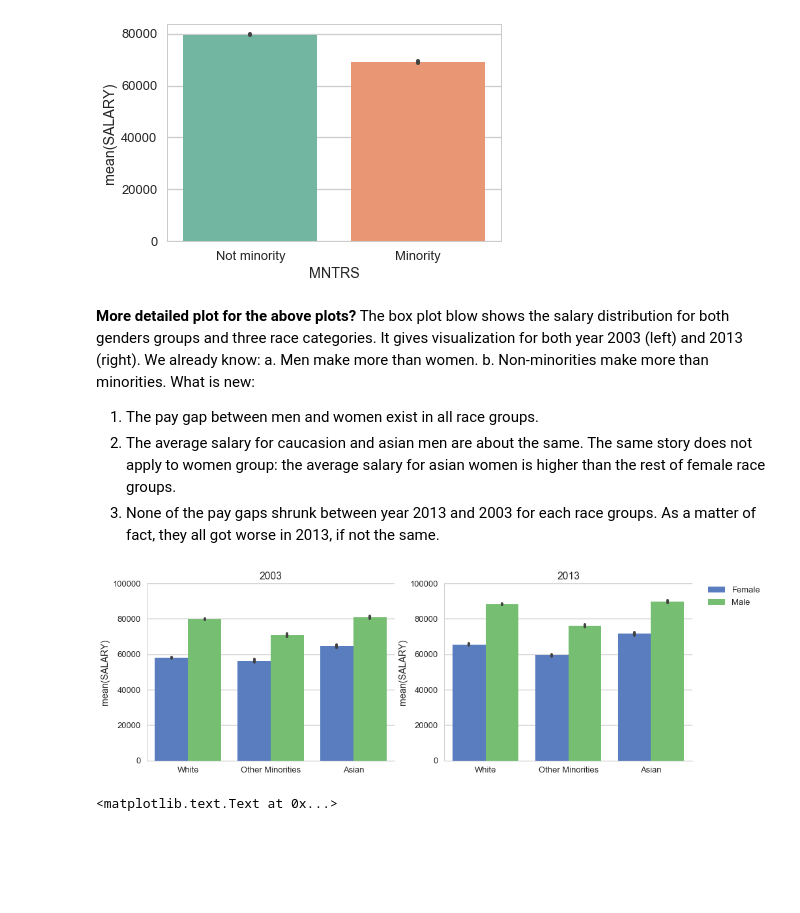
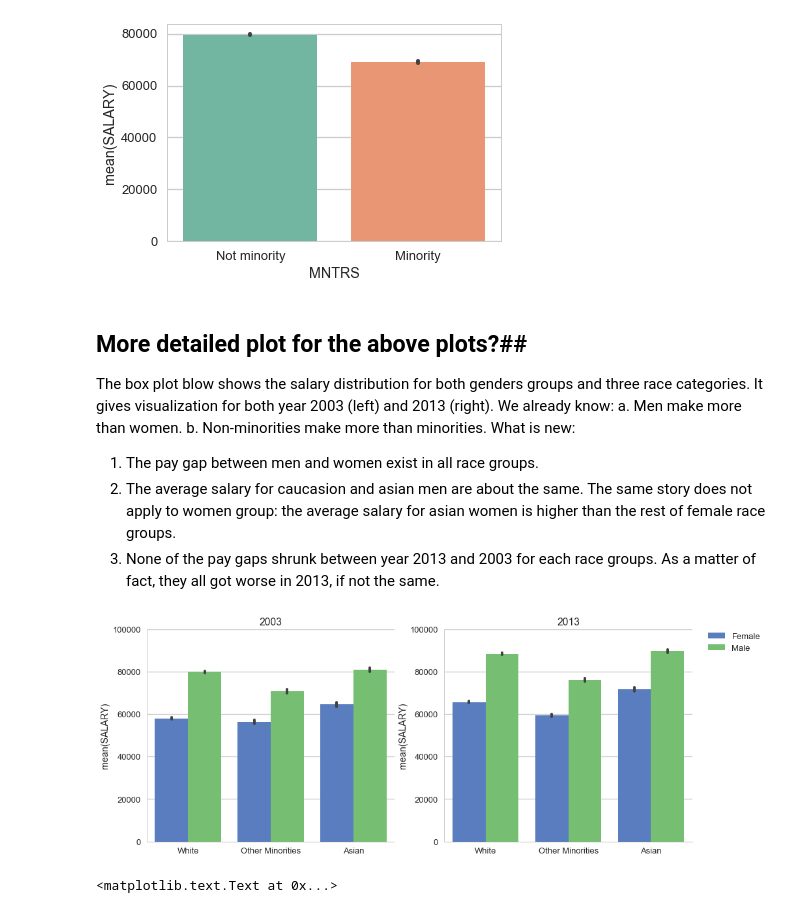
Before and after one commit to shuojiashi/women_in_stem, a Jupyter notebook: notebooks/HigherEdEDA_upload.ipynb, the cells around one changed output. Drawn from its saved outputs; the diff is of its cells as text; code cells hidden in the pictures; blank space fills up the shorter version.

```diff
--- a/notebooks/HigherEdEDA_upload.ipynb
+++ b/notebooks/HigherEdEDA_upload.ipynb
@@ -10,7 +12,7 @@ sns.set_context("talk")
 %matplotlib inline
 # %%
 #import the data from csv file with a series of NAN values
-df3 = pd.read_csv('./../data/highered_00004.csv', dtype={'REFID': str},na_values=[96, 99, 98, 9996, 9998 ,
+df3 = pd.read_csv('highered_00004.csv', dtype={'REFID': str},na_values=[96, 99, 98, 9996, 9998 ,
     9999, 999996, 999998, 999999, 9999998, 9999999] )
 # %%
 #'REFID' contains two data types and is repeated info from 'PERSONID'. Column dropped.
@@ -64,3 +70,12 @@ df['RACES'] = df['RACETH'].map(race_map)
 #change the birth in US column to string containing the actual value
 birth_map = {0: 'Not in the US', 1: 'Born in the US'}
 df['BUSS'] = df['BTHUS'].map(birth_map)
+# %%
+#how many people are satisfied with their jobs
+JS_map = {1: 'Satisfied', 2: 'Satisfied', 3: 'Dissatisfied', 4: 'Dissatisfied'}
+df['JobSatis'] = df['JOBSATIS'].map(JS_map)
+df_gender_satisfy = df.groupby('GENDERS')['JobSatis'].value_counts(normalize=True).unstack().reset_index()
+# %%
+#how many people are satisfied with their jobs
+JR_map = {1: 'Related', 2: 'Related', 3: 'Not Related'}
+df['JobR'] = df['OCEDRLP'].map(JR_map)
@@ -67,5 +84,5 @@ df['BUSS'] = df['BTHUS'].map(birth_map)
 # %%
-df = df.drop(['MINRTY','GENDER','RACETH','BTHUS','FNVS', 'CHTOT', 'BA03Y5'],axis=1)
+df = df.drop(['MINRTY','GENDER','RACETH','BTHUS','FNVS', 'CHTOT', 'CTZUS','NBAMEMG','NBAMED', 'BA03Y5'],axis=1)
 # %%
 df.info()
 # %% [output]
@@ -232,7 +274,7 @@ sns.barplot(data=df, y = 'SALARY', x = 'MNTRS', palette="Set2" )
 <matplotlib.axes._subplots.AxesSubplot at 0x...>
 [figure]
 # %% [markdown]
-**More detailed plot for the above plots?**
+## More detailed plot for the above plots?##
 The box plot blow shows the salary distribution for both genders groups and three race categories. It gives visualization for both year 2003 (left) and 2013 (right).
 We already know: a. Men make more than women. b. Non-minorities make more than minorities.
 What is new:
@@ -240,26 +282,25 @@ What is new:
 2. The average salary for caucasion and asian men are about the same. The same story does not apply to women group: the average salary for asian women is higher than the rest of female race groups.
 3. None of the pay gaps shrunk between year 2013 and 2003 for each race groups. As a matter of fact, they all got worse in 2013, if not the same.
 # %%
-
-fig, axs = plt.subplots(ncols=2, figsize=(15,12))
+fig, axs = plt.subplots(ncols=2, figsize=(15,6))
 
 #Compare and plot the SALARY of races and genders from year 2003
 sns.barplot(data=df[df['YEAR']==2003], y = 'SALARY', x = 'RACES', hue = 'GENDERS', palette="muted", ax=axs[0])
 axs[0].legend().remove()
 axs[0].set_title('2003')
 axs[0].set_xlabel('')
 axs[0].set_ylim([0,100000])
 
 
 #Compare and plot the SALARY of races and genders from year 2013
 sns.barplot(data=df[df['YEAR']==2013], y = 'SALARY', x = 'RACES', hue = 'GENDERS', palette="muted", ax=axs[1])
 axs[1].legend(bbox_to_anchor=(1.05, 1), loc=2, borderaxespad=0.)
 axs[1].set_title('2013')
 axs[1].set_xlabel('')
 axs[1].set_ylim([0,100000])
 sns.despine()
 # %% [output]
-[figure, old version]
+[figure, new version]
 # %%
 #countplot of entries of whether was born in US for each races.
 df_bius = df.groupby('RACES')['BUSS'].value_counts(normalize=True).unstack().reset_index()
```
Also changed, not shown: parts of 44 cells of this notebook.
